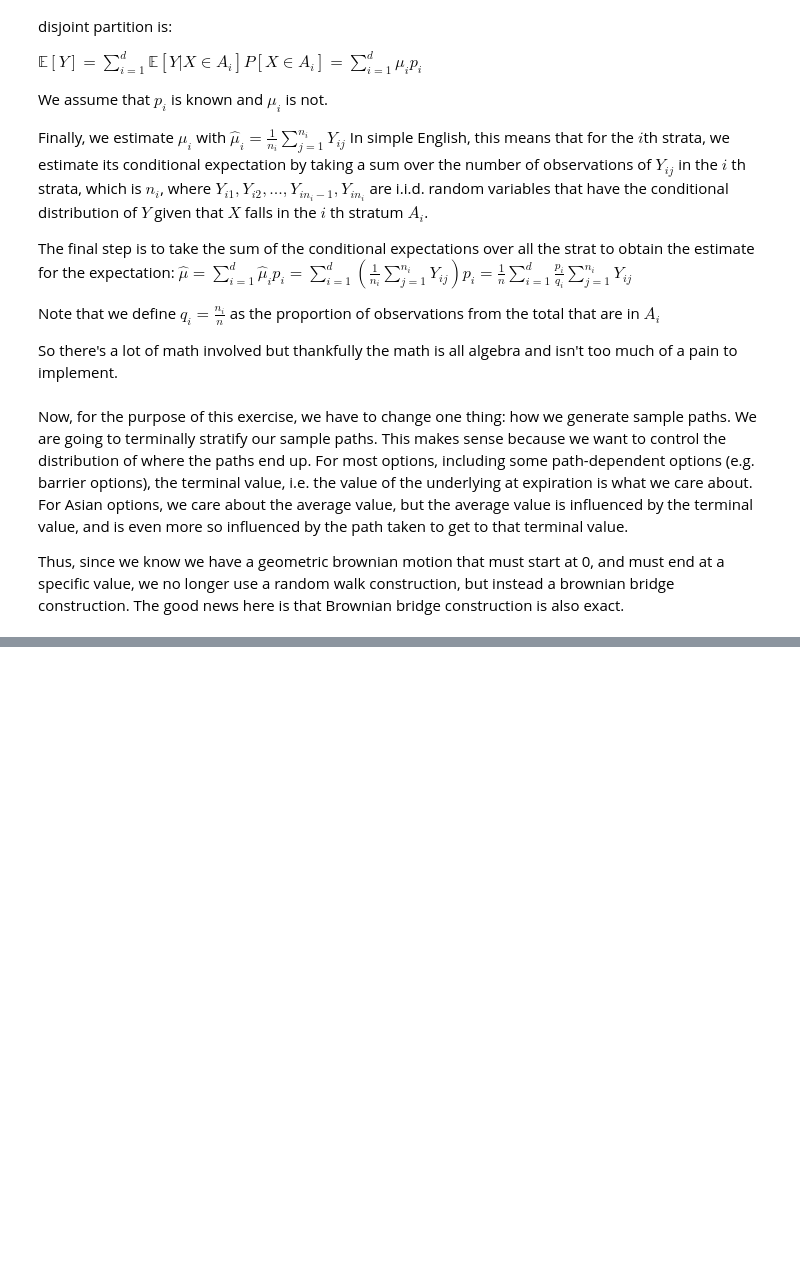
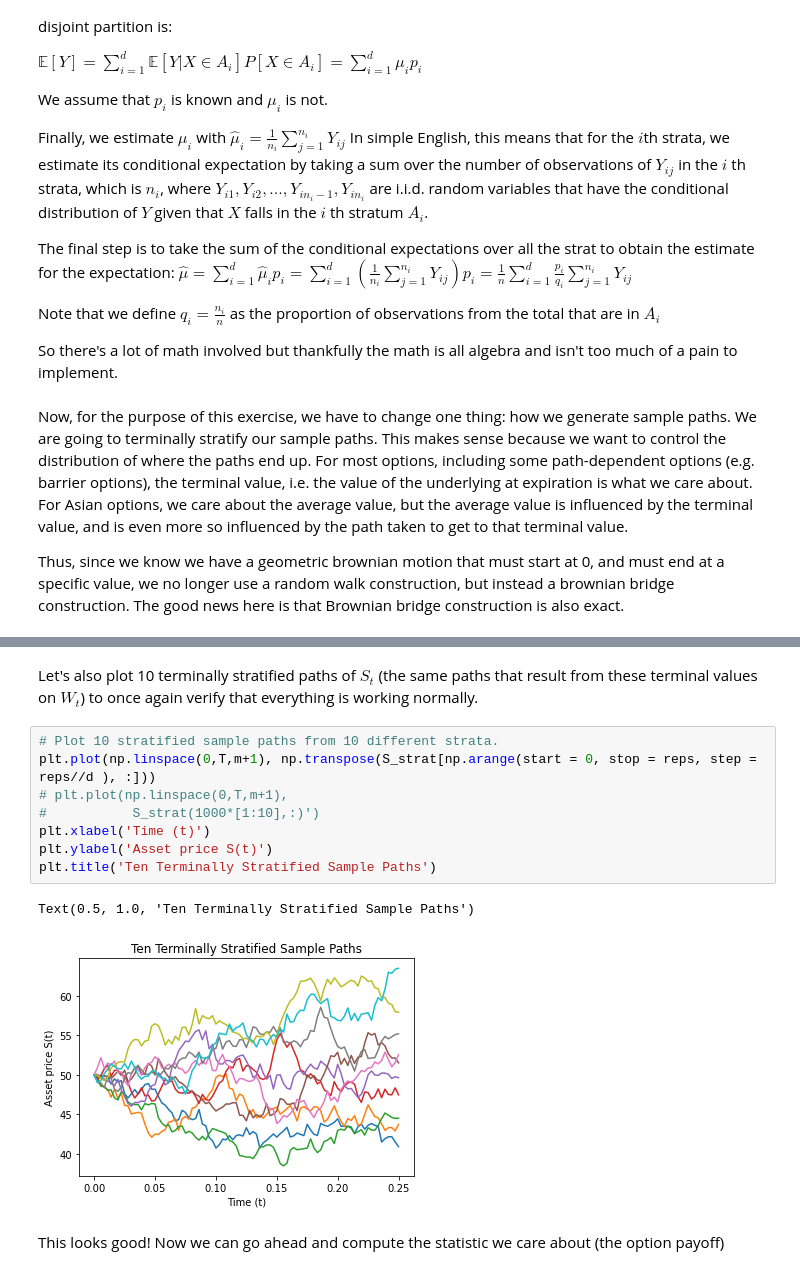
Before and after one commit to at672/CS-Options, a Jupyter notebook: Asian_Option_Variance_Reduction.ipynb, the cells around one changed output, grey strips where cells are left out. Drawn from its saved outputs; the diff is of its cells as text; blank space fills up the shorter version.

```diff
--- a/Asian_Option_Variance_Reduction.ipynb
+++ b/Asian_Option_Variance_Reduction.ipynb
@@ -249,0 +308,15 @@ int
+# %% [markdown]
+Let's also plot 10 terminally stratified paths of $S_t$ (the same paths that result from these terminal values on $W_t$) to once again verify that everything is working normally.
+# %%
+# Plot 10 stratified sample paths from 10 different strata.
+plt.plot(np.linspace(0,T,m+1), np.transpose(S_strat[np.arange(start = 0, stop = reps, step = reps//d ), :]))
+# plt.plot(np.linspace(0,T,m+1),
+#           S_strat(1000*[1:10],:)')
+plt.xlabel('Time (t)')
+plt.ylabel('Asset price S(t)')
+plt.title('Ten Terminally Stratified Sample Paths')
+# %% [output]
+Text(0.5, 1.0, 'Ten Terminally Stratified Sample Paths')
+[figure, added]
+# %% [markdown]
+This looks good! Now we can go ahead and compute the statistic we care about (the option payoff)
```
Also changed, not shown: parts of 14 cells of this notebook.
